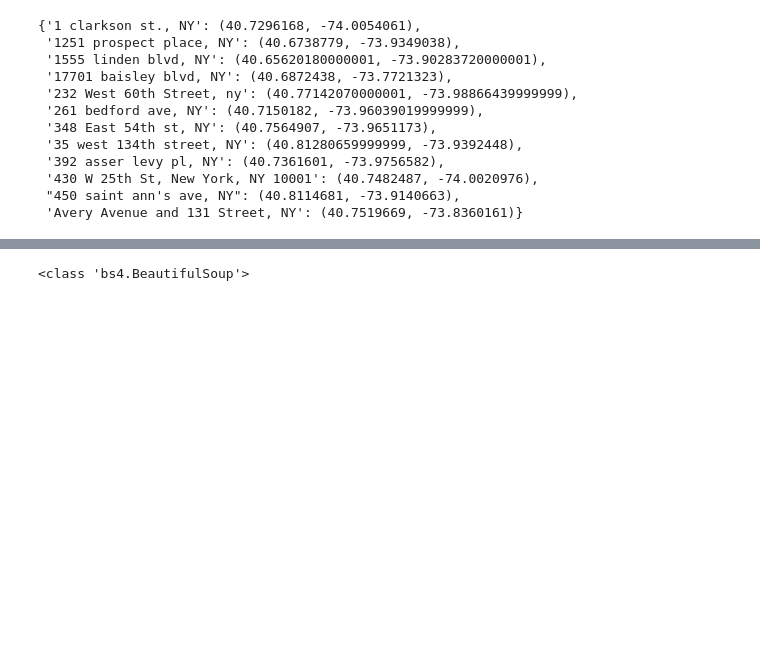
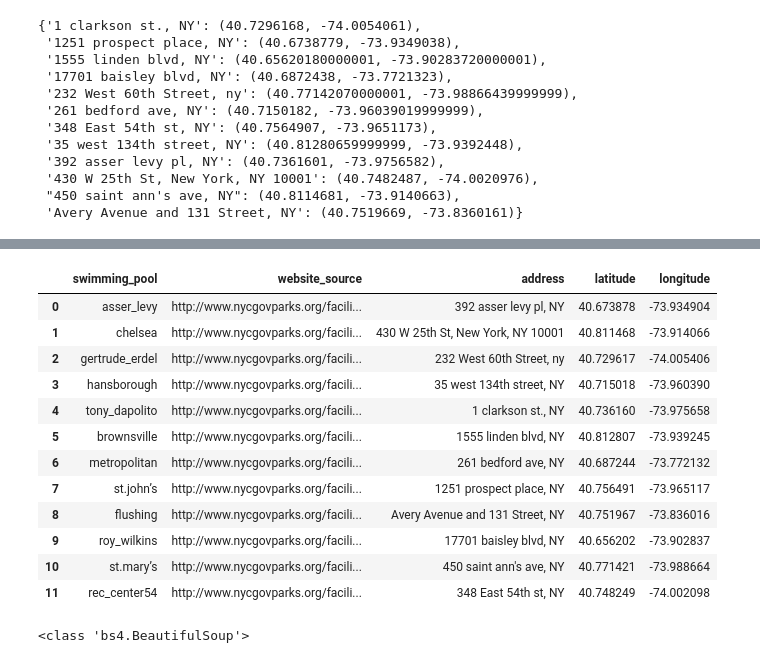
Before and after one commit to stephgline/NYClapfinder, a Jupyter notebook: 4.11.16.pool_project.ipynb, the cells around one changed output, grey strips where cells are left out. Cells and saved outputs as stored; diff of their text form; code cells hidden in the pictures; blank space fills up the shorter version.

```diff
--- a/4.11.16.pool_project.ipynb
+++ b/4.11.16.pool_project.ipynb
@@ -76,0 +124,16 @@ pickle.dump( poolcoord, open("coordinates_of_pools.p", "wb" ) )
+# %%
+dflocation = pools_coords['latlon']
+# %%
+latitude = []
+longitude = []
+for i in dflocation:
+    i = str(i)
+    latitude.append(make_tuple(i)[0])
+    longitude.append(make_tuple(i)[1])
+# %%
+dflat = pd.DataFrame(longitude, latitude)
+dflat['latitude']=dflat.index
+dflat.columns=[['longitude', 'latitude']]
+dflat =dflat.reset_index(level=None, drop=False, inplace=False, col_level=0, col_fill='')
+dflat.columns=[['latitude', 'longitude', 'weird']]
+del dflat['weird']
@@ -77,3 +156,21 @@ pickle.dump( poolcoord, open("coordinates_of_pools.p", "wb" ) )
+# %%
+completepools = pd.concat([pools, dflat], axis=1, join='inner')
+# %%
+completepools
+# %% [output]
+|  | swimming_pool | website_source | address | latitude | longitude |
+| 0 | asser_levy | http://www.nycgovparks.org/facili... | 392 asser levy pl, NY | 40.673878 | -73.934904 |
+| 1 | chelsea | http://www.nycgovparks.org/facili... | 430 W 25th St, New York, NY 10001 | 40.811468 | -73.914066 |
+| 2 | gertrude_erdel | http://www.nycgovparks.org/facili... | 232 West 60th Street, ny | 40.729617 | -74.005406 |
+| 3 | hansborough | http://www.nycgovparks.org/facili... | 35 west 134th street, NY | 40.715018 | -73.960390 |
+| 4 | tony_dapolito | http://www.nycgovparks.org/facili... | 1 clarkson st., NY | 40.736160 | -73.975658 |
+| 5 | brownsville | http://www.nycgovparks.org/facili... | 1555 linden blvd, NY | 40.812807 | -73.939245 |
+| 6 | metropolitan | http://www.nycgovparks.org/facili... | 261 bedford ave, NY | 40.687244 | -73.772132 |
+| 7 | st.john’s | http://www.nycgovparks.org/facili... | 1251 prospect place, NY | 40.756491 | -73.965117 |
+| 8 | flushing | http://www.nycgovparks.org/facili... | Avery Avenue and 131 Street, NY | 40.751967 | -73.836016 |
+| 9 | roy_wilkins | http://www.nycgovparks.org/facili... | 17701 baisley blvd, NY | 40.656202 | -73.902837 |
+| 10 | st.mary’s | http://www.nycgovparks.org/facili... | 450 saint ann's ave, NY | 40.771421 | -73.988664 |
+| 11 | rec_center54 | http://www.nycgovparks.org/facili... | 348 East 54th st, NY | 40.748249 | -74.002098 |
 # %%
 #reading in pool schedule html for asser_levy
 r = urllib.urlopen(pools['website_source'][0]).read()
```
Also changed, not shown: parts of 13 cells of this notebook.
